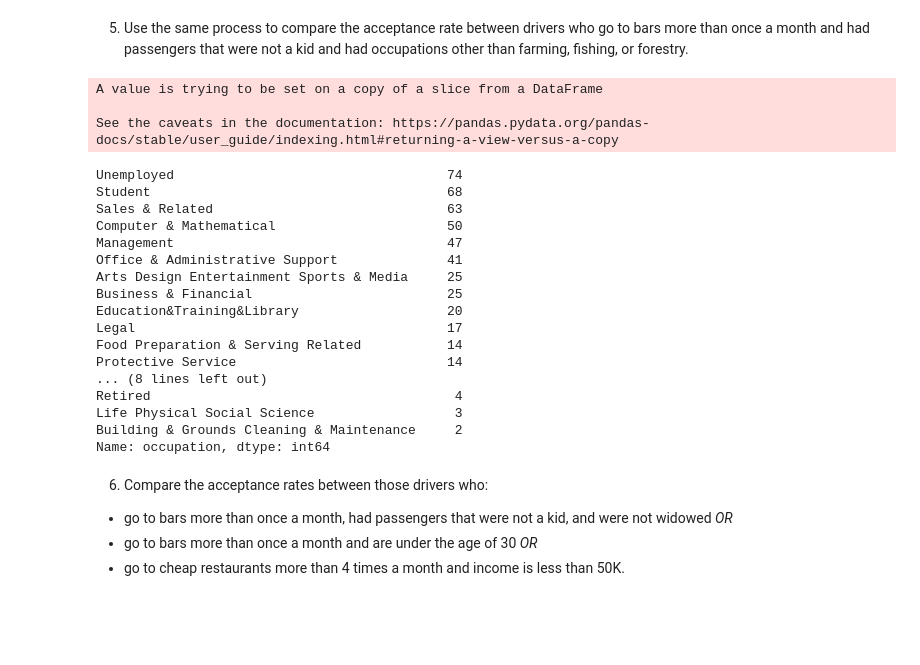
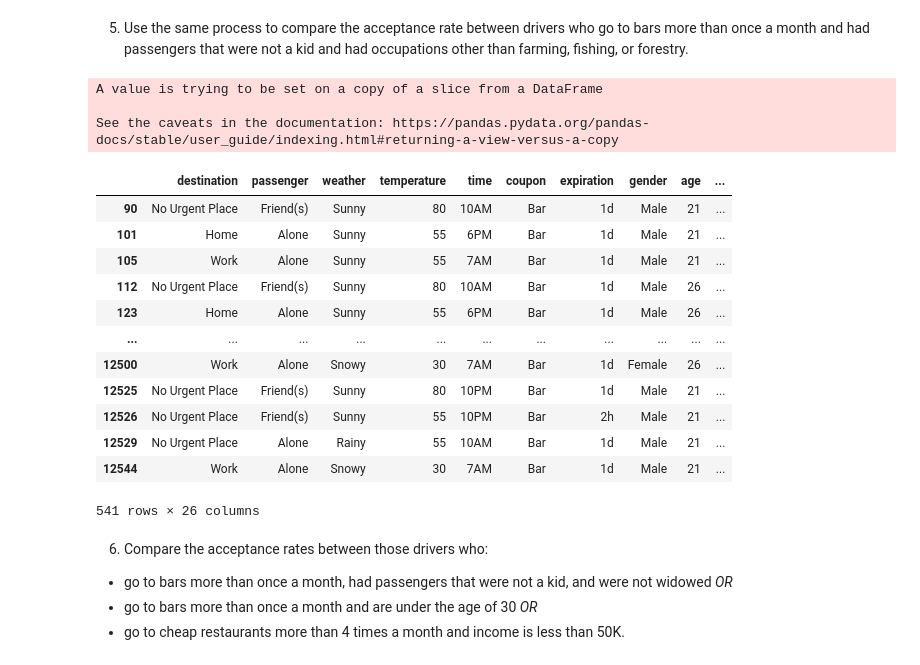
Before and after one commit to teemak/customer_accept_coupon, a Jupyter notebook: coupon_notebook.ipynb, the cells around one changed output. Saved outputs shown, nothing was run; the diff lists cells and outputs as text; code cells hidden in the pictures; blank space fills up the shorter version.

```diff
--- a/coupon_notebook.ipynb
+++ b/coupon_notebook.ipynb
@@ -245,33 +241,38 @@ The drivers who are over 25 years old that go to the bar more than once a month
 # %% [markdown]
 5. Use the same process to compare the acceptance rate between drivers who go to bars more than once a month and had passengers that were not a kid and had occupations other than farming, fishing, or forestry.
 # %%
+# rename passenger column
 bar_coupons.rename(columns={'passanger': 'passenger'}, inplace=True)
+
+# create dataframe with only drivers who visit bars more than once
 driver_visits_bar_more_than_once = bar_coupons[bar_coupons['Bar'].isin(frequents)]
+
+# list to exclude kids and farming, fishing, and forestry occupation
 exclude = ['Kid(s)', 'Production Occupations']
+
+# use previous dataset to exclude kid passengers
 no_kids = driver_visits_bar_more_than_once[~driver_visits_bar_more_than_once['passenger'].isin(exclude)]
+
+# exclude farming, fishing, and forestry jobs
 no_prod_jobs = no_kids[~no_kids['occupation'].isin(exclude)]
-no_prod_jobs['occupation'].value_counts()
+no_prod_jobs
 # %% [output]
 A value is trying to be set on a copy of a slice from a DataFrame
 
 See the caveats in the documentation: https://pandas.pydata.org/pandas-docs/stable/user_guide/indexing.html#returning-a-view-versus-a-copy
+|  | destination | passenger | weather | temperature | time | coupon | expiration | gender | age | ... |
+| 90 | No Urgent Place | Friend(s) | Sunny | 80 | 10AM | Bar | 1d | Male | 21 | ... |
+| 101 | Home | Alone | Sunny | 55 | 6PM | Bar | 1d | Male | 21 | ... |
+| 105 | Work | Alone | Sunny | 55 | 7AM | Bar | 1d | Male | 21 | ... |
+| 112 | No Urgent Place | Friend(s) | Sunny | 80 | 10AM | Bar | 1d | Male | 26 | ... |
+| 123 | Home | Alone | Sunny | 55 | 6PM | Bar | 1d | Male | 26 | ... |
+| ... | ... | ... | ... | ... | ... | ... | ... | ... | ... | ... |
+| 12500 | Work | Alone | Snowy | 30 | 7AM | Bar | 1d | Female | 26 | ... |
+| 12525 | No Urgent Place | Friend(s) | Sunny | 80 | 10PM | Bar | 1d | Male | 21 | ... |
+| 12526 | No Urgent Place | Friend(s) | Sunny | 55 | 10PM | Bar | 2h | Male | 21 | ... |
+| 12529 | No Urgent Place | Alone | Rainy | 55 | 10AM | Bar | 1d | Male | 21 | ... |
+| 12544 | Work | Alone | Snowy | 30 | 7AM | Bar | 1d | Male | 21 | ... |
-Unemployed                                   74
-Student                                      68
-Sales & Related                              63
-Computer & Mathematical                      50
-Management                                   47
-Office & Administrative Support              41
-Arts Design Entertainment Sports & Media     25
-Business & Financial                         25
-Education&Training&Library                   20
-Legal                                        17
-Food Preparation & Serving Related           14
-Protective Service                           14
-... (8 lines left out)
-Retired                                       4
-Life Physical Social Science                  3
-Building & Grounds Cleaning & Maintenance     2
-Name: occupation, dtype: int64
+541 rows × 26 columns
 # %% [markdown]
 6. Compare the acceptance rates between those drivers who:
 
```
Also changed, not shown: parts of 4 cells of this notebook.
